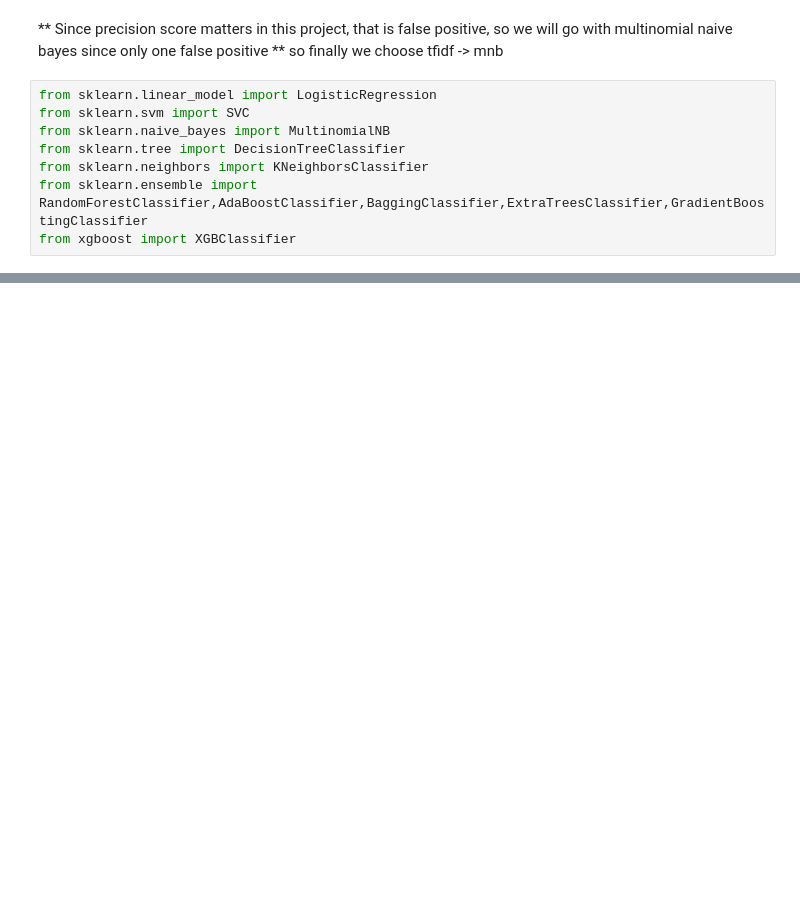
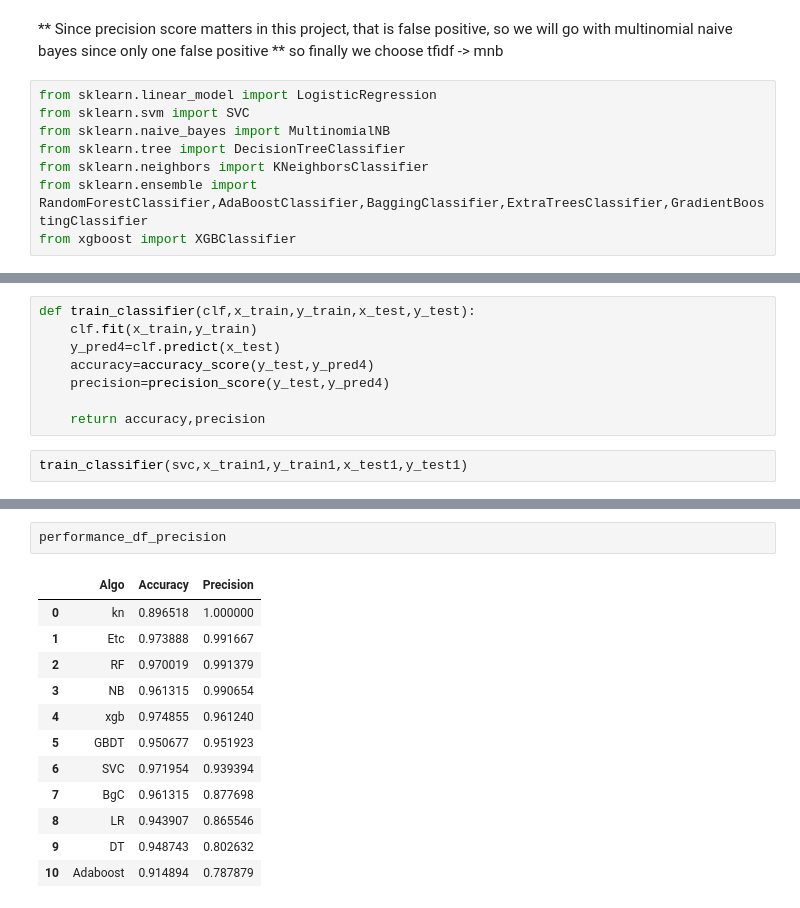
Before and after one commit to tanmoyghosh704-lang/SMS-SPAM-CLASSIFIER, a Jupyter notebook: sms_spam_classifier.ipynb, the cells around one changed output, grey strips where cells are left out. Cells and saved outputs as stored; diff of their text form; blank space fills up the shorter version.

```diff
--- a/sms_spam_classifier.ipynb
+++ b/sms_spam_classifier.ipynb
@@ -549,0 +578,10 @@ from xgboost import XGBClassifier
+# %%
+def train_classifier(clf,x_train,y_train,x_test,y_test):
+    clf.fit(x_train,y_train)
+    y_pred4=clf.predict(x_test)
+    accuracy=accuracy_score(y_test,y_pred4)
+    precision=precision_score(y_test,y_pred4)
+
+    return accuracy,precision
+# %%
+train_classifier(svc,x_train1,y_train1,x_test1,y_test1)
@@ -549,0 +645,15 @@ from xgboost import XGBClassifier
+# %%
+performance_df_precision
+# %% [output]
+|  | Algo | Accuracy | Precision |
+| 0 | kn | 0.896518 | 1.000000 |
+| 1 | Etc | 0.973888 | 0.991667 |
+| 2 | RF | 0.970019 | 0.991379 |
+| 3 | NB | 0.961315 | 0.990654 |
+| 4 | xgb | 0.974855 | 0.961240 |
+| 5 | GBDT | 0.950677 | 0.951923 |
+| 6 | SVC | 0.971954 | 0.939394 |
+| 7 | BgC | 0.961315 | 0.877698 |
+| 8 | LR | 0.943907 | 0.865546 |
+| 9 | DT | 0.948743 | 0.802632 |
+| 10 | Adaboost | 0.914894 | 0.787879 |
```
Also changed, not shown: parts of 34 cells of this notebook, 2 other files.
